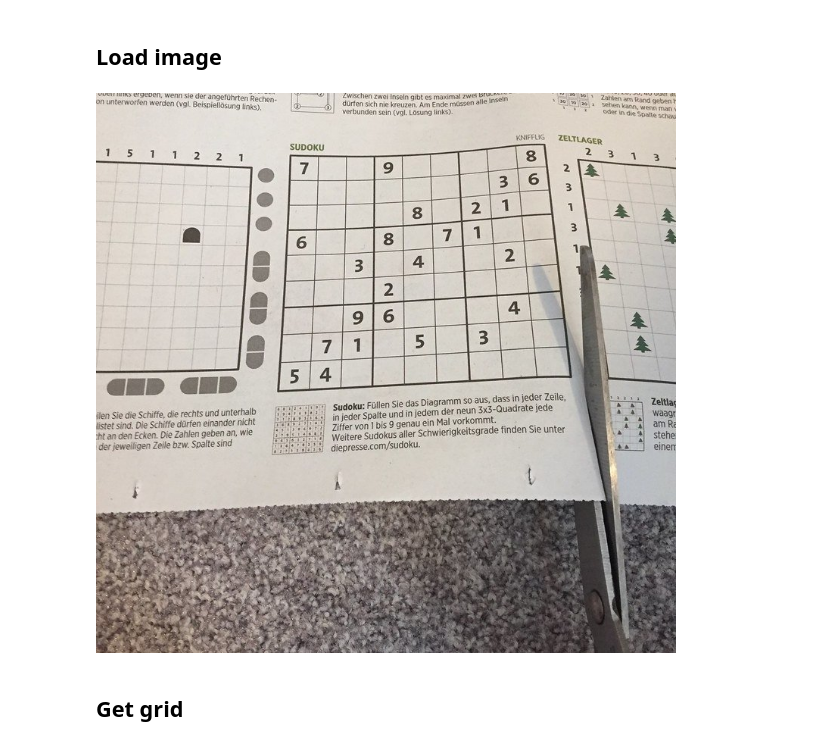
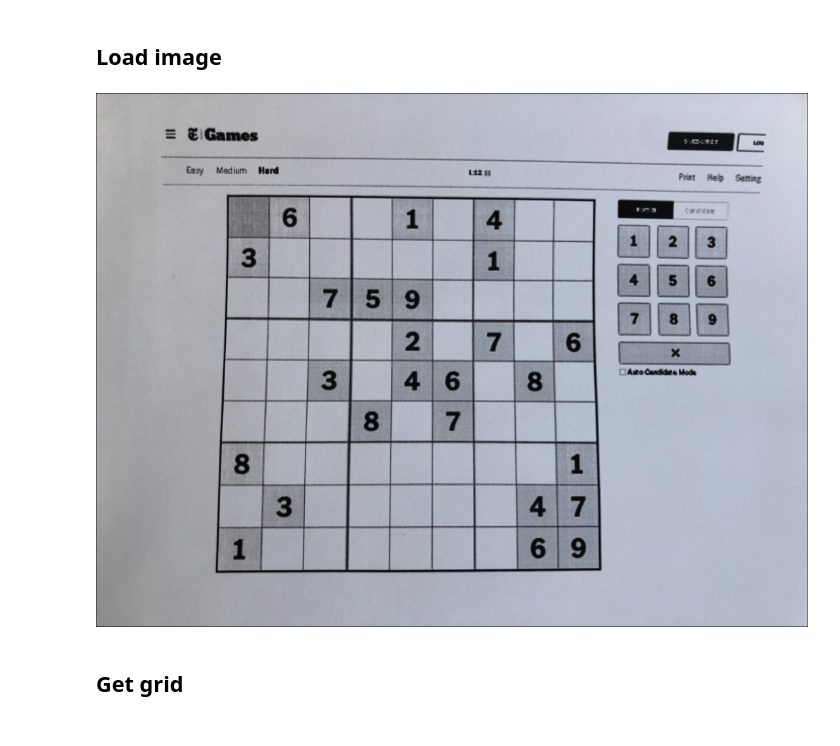
Before and after one commit to LiorSinai/SudokuReader-Julia, a Jupyter notebook: notebooks/DigitDetector.ipynb, the cells around one changed output. Cells and saved outputs as stored; diff of their text form; code cells hidden in the pictures.

```diff
--- a/notebooks/DigitDetector.ipynb
+++ b/notebooks/DigitDetector.ipynb
@@ -25,11 +20,11 @@ WARNING: replacing module Transforms.
 # %% [markdown]
 ## Load image
 # %%
-image_path = "../images/sudoku_thinkfun.jpg";
+image_path = "../images/nytimes_20210807.jpg";
 image_raw = load(image_path)
 image = copy(image_raw)
 # %% [output]
-[figure, old version]
+[figure, new version]
 # %% [markdown]
 ## Get grid
 # %%
```
Also changed, not shown: parts of 13 cells of this notebook, 4 other files.
